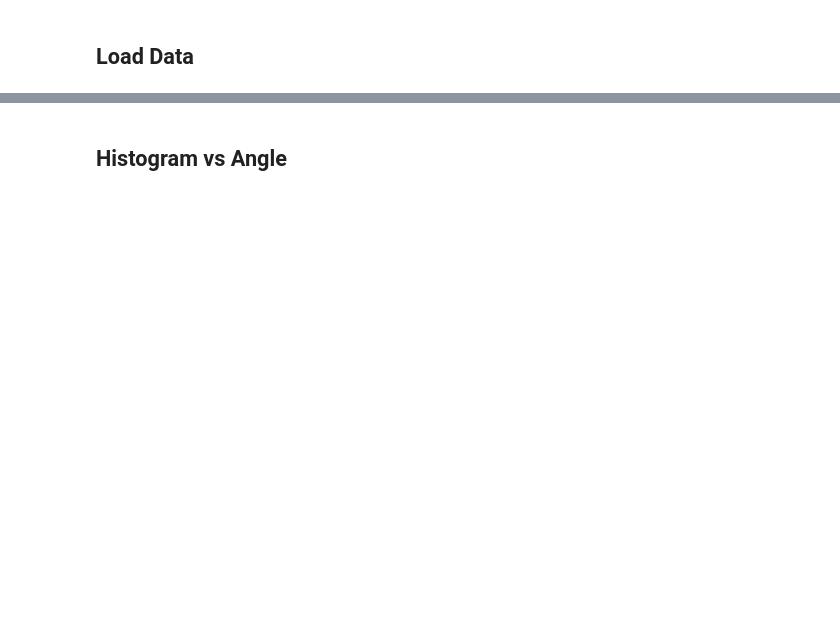
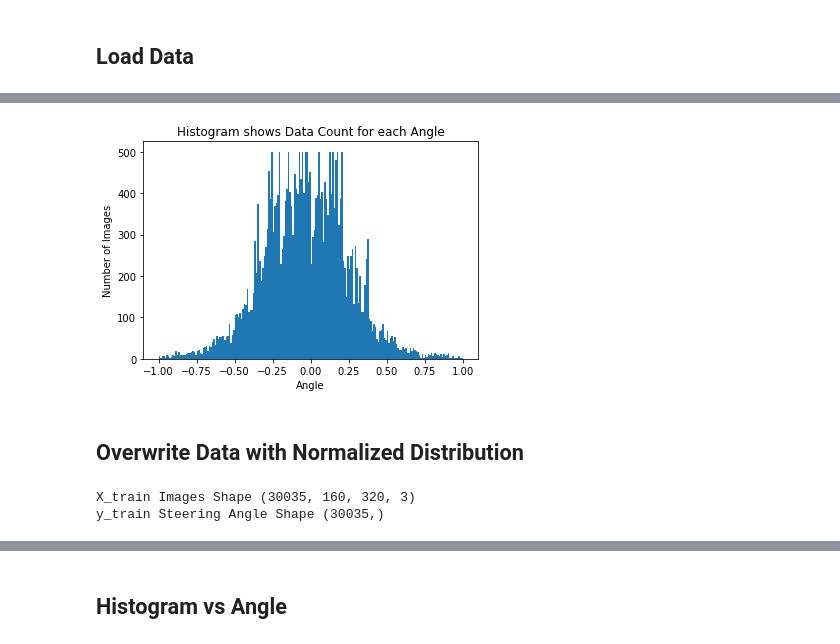
Before and after one commit to NotInControl/Project_3-Behavioral-Cloning, a Jupyter notebook: Network.ipynb, the cells around one changed output, grey strips where cells are left out. Cells and saved outputs as stored; diff of their text form; code cells hidden in the pictures; blank space fills up the shorter version.

```diff
--- a/Network.ipynb
+++ b/Network.ipynb
@@ -61,0 +164,43 @@ y_train Steering Angle Shape (24108,)
+# %%
+bins = 100                 # N of bins
+bin_n = 500                 # N of examples to include in each bin (at most)
+
+X_train_norm = []
+y_train_norm = []
+
+
+for low in np.linspace(-1, 1, 2*bins+1):
+    idx = (y_train>low)*(y_train<(low+1/bins))
+    all_index = np.where(idx)[0]
+    #print(all_index)
+    if len(all_index) >= bin_n:
+        rand = (np.random.choice(all_index, bin_n, replace=False))
+        for a in rand:
+            X_train_norm.append(X_train[a])
+            y_train_norm.append(y_train[a])
+
+    elif len(all_index > 0):
+        for b in all_index:
+            X_train_norm.append(X_train[b])
+            y_train_norm.append(y_train[b])
+# %%
+# histogram of label frequency
+plt.hist(y_train_norm, bins=200, range=(-1,1))
+plt.title("Histogram shows Data Count for each Angle")
+plt.xlabel("Angle")
+plt.ylabel("Number of Images")
+plt.show()
+# %% [output]
+[figure, added]
+# %% [markdown]
+## Overwrite Data with Normalized Distribution
+# %%
+X_train = np.array(X_train_norm)
+y_train = np.array(y_train_norm)
+print ("X_train Images Shape", X_train.shape)
+print ("y_train Steering Angle Shape", y_train.shape)
+del X_train_norm
+del y_train_norm
+# %% [output]
+X_train Images Shape (30035, 160, 320, 3)
+y_train Steering Angle Shape (30035,)
```
Also changed, not shown: parts of 22 cells of this notebook, 12 other files.
